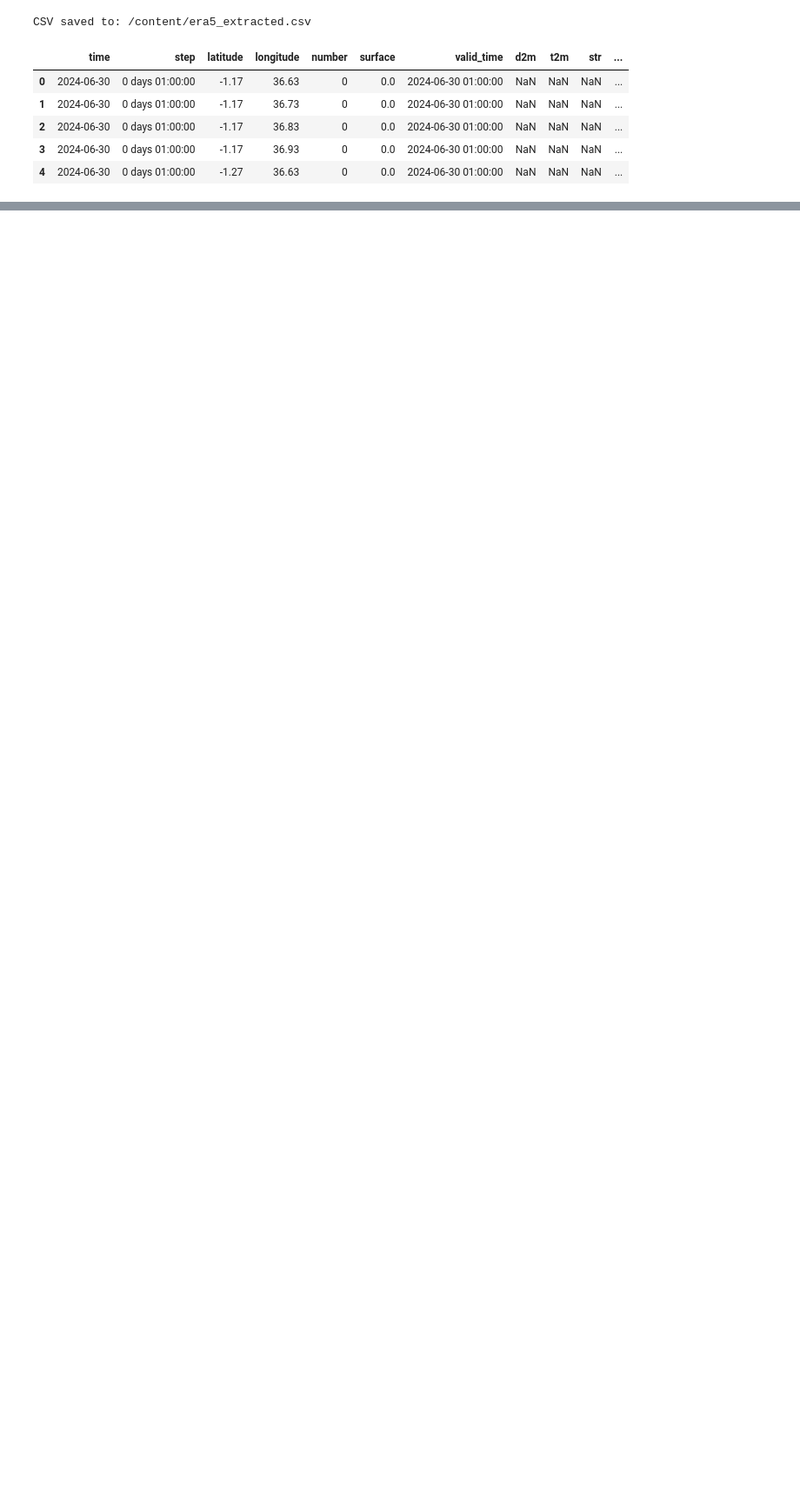
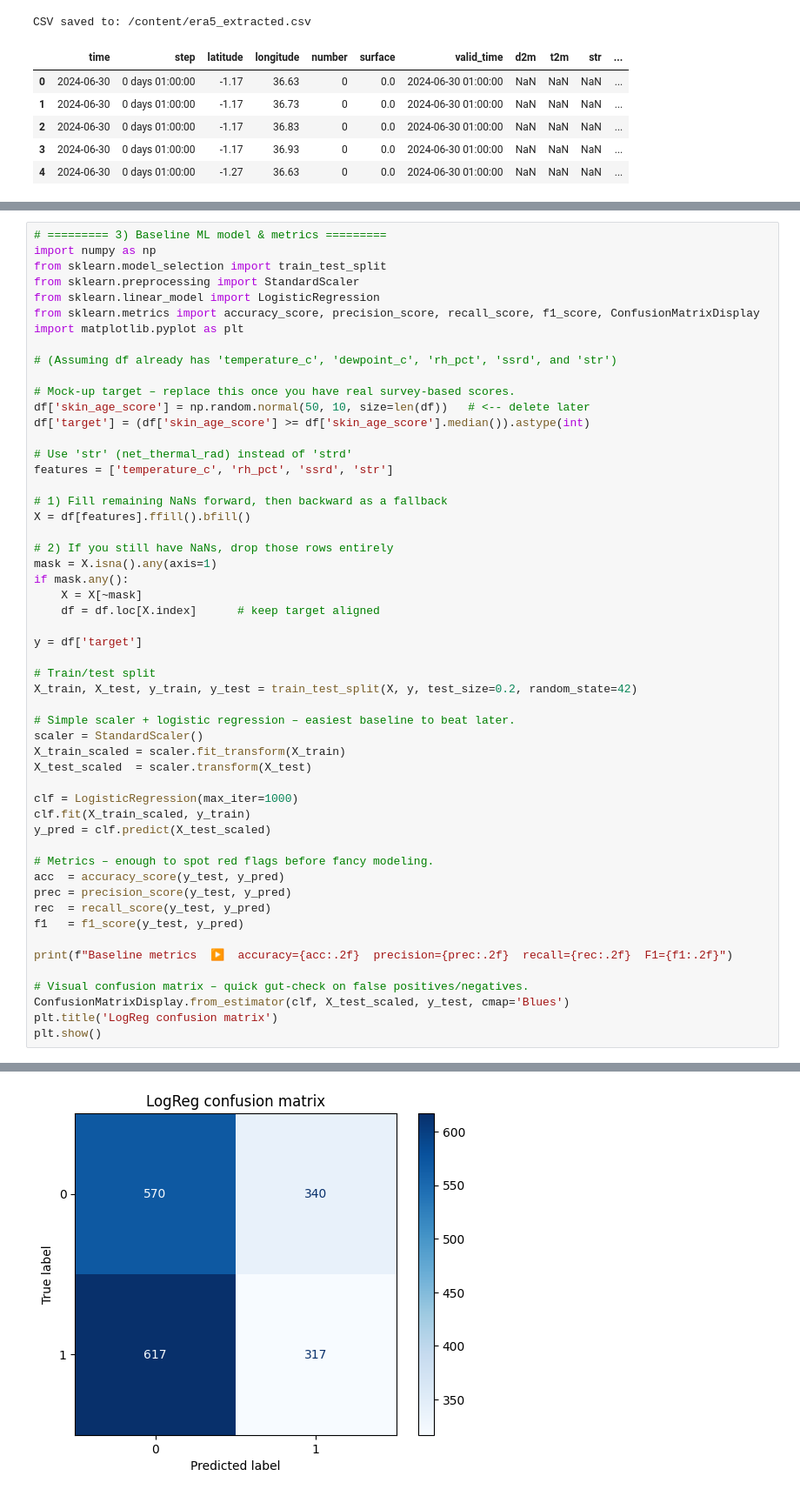
Before and after one commit to fmhirwa/ALU-skin-resilience-capstone, a Jupyter notebook: data_prep.ipynb, the cells around one changed output, grey strips where cells are left out. Shown: that part at 87% size. Drawn from its saved outputs; the diff is of its cells as text; blank space fills up the shorter version.

```diff
--- a/data_prep.ipynb
+++ b/data_prep.ipynb
@@ -216,0 +227,54 @@ plt.show()
+# %%
+# ========= 3) Baseline ML model & metrics =========
+import numpy as np
+from sklearn.model_selection import train_test_split
+from sklearn.preprocessing import StandardScaler
+from sklearn.linear_model import LogisticRegression
+from sklearn.metrics import accuracy_score, precision_score, recall_score, f1_score, ConfusionMatrixDisplay
+import matplotlib.pyplot as plt
+
+# (Assuming df already has 'temperature_c', 'dewpoint_c', 'rh_pct', 'ssrd', and 'str')
+
+# Mock-up target – replace this once you have real survey-based scores.
+df['skin_age_score'] = np.random.normal(50, 10, size=len(df))   # <-- delete later
+df['target'] = (df['skin_age_score'] >= df['skin_age_score'].median()).astype(int)
+
+# Use 'str' (net_thermal_rad) instead of 'strd'
+features = ['temperature_c', 'rh_pct', 'ssrd', 'str']
+
+# 1) Fill remaining NaNs forward, then backward as a fallback
+X = df[features].ffill().bfill()
+
+# 2) If you still have NaNs, drop those rows entirely
+mask = X.isna().any(axis=1)
+if mask.any():
+    X = X[~mask]
+    df = df.loc[X.index]      # keep target aligned
+
+y = df['target']
+
+# Train/test split
+X_train, X_test, y_train, y_test = train_test_split(X, y, test_size=0.2, random_state=42)
+
+# Simple scaler + logistic regression – easiest baseline to beat later.
+scaler = StandardScaler()
+X_train_scaled = scaler.fit_transform(X_train)
+X_test_scaled  = scaler.transform(X_test)
+
+clf = LogisticRegression(max_iter=1000)
+clf.fit(X_train_scaled, y_train)
+y_pred = clf.predict(X_test_scaled)
+
+# Metrics – enough to spot red flags before fancy modeling.
+acc  = accuracy_score(y_test, y_pred)
+prec = precision_score(y_test, y_pred)
+rec  = recall_score(y_test, y_pred)
+f1   = f1_score(y_test, y_pred)
+
+print(f"Baseline metrics  ▶  accuracy={acc:.2f}  precision={prec:.2f}  recall={rec:.2f}  F1={f1:.2f}")
+
+# Visual confusion matrix – quick gut-check on false positives/negatives.
+ConfusionMatrixDisplay.from_estimator(clf, X_test_scaled, y_test, cmap='Blues')
+plt.title('LogReg confusion matrix')
+plt.show()
+# %% [output]
@@ -217 +282,2 @@ plt.show()
+[figure, added]
 # %% [markdown]
```
Also changed, not shown: parts of 16 cells of this notebook.
